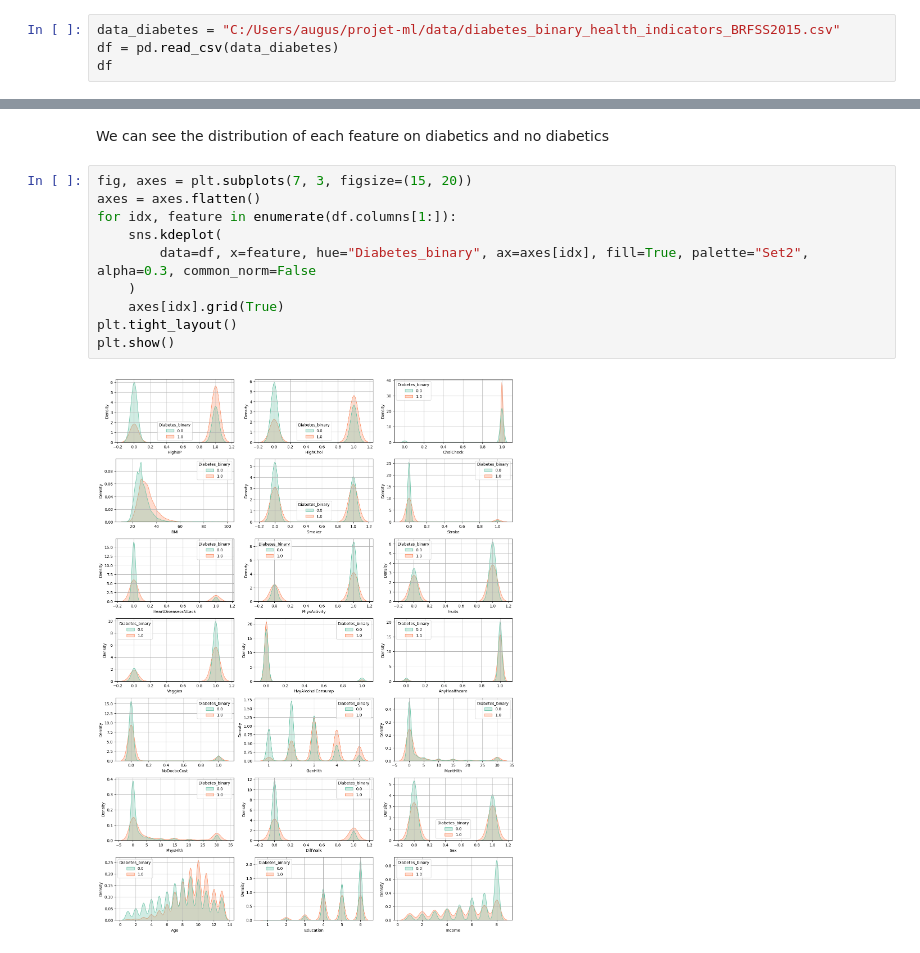
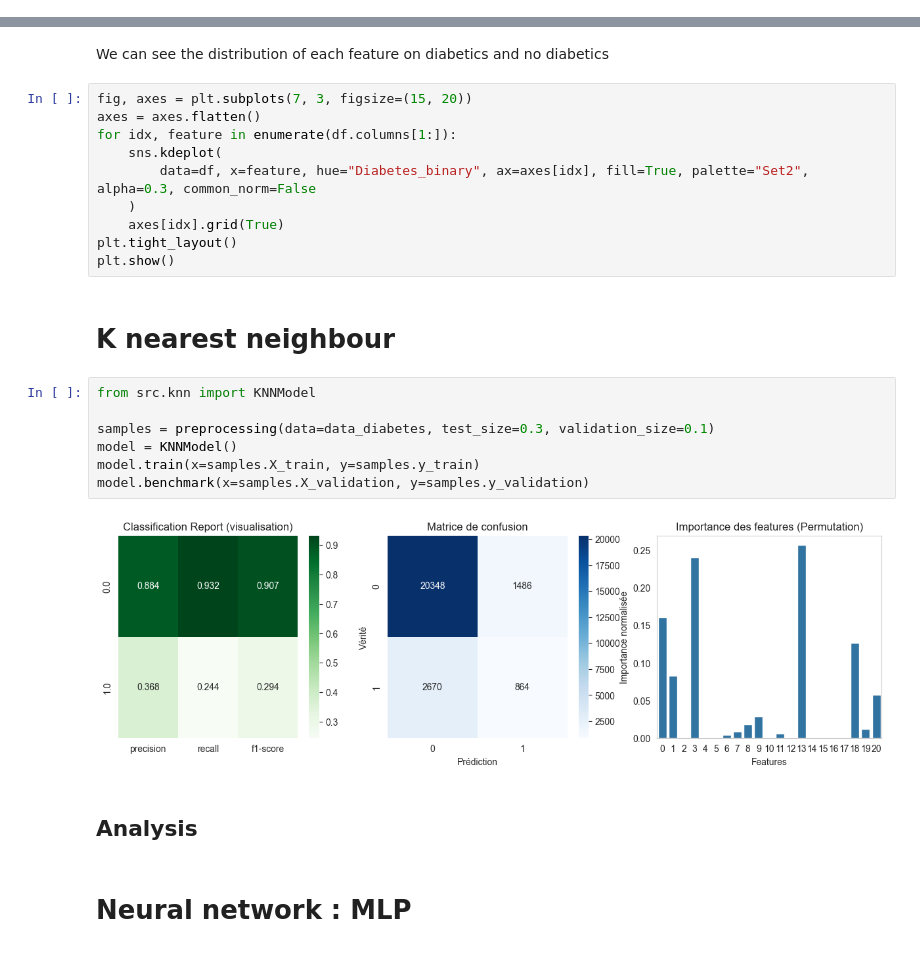
Before and after one commit to RemiBBX/ml-diabetes-spam-prediction, a Jupyter notebook: Diabetes_Visualisation_ML.ipynb, the cells around one changed output, grey strips where cells are left out. Drawn from its saved outputs; the diff is of its cells as text.

```diff
--- a/Diabetes_Visualisation_ML.ipynb
+++ b/Diabetes_Visualisation_ML.ipynb
@@ -12,7 +14,3 @@ First step is to take a look at the data to know what we are dealing with.
 We charge the csv in a panda dataframe and apply multiple methods to visualize the data.
 
 A quick search to the source of the data (https://www.kaggle.com/datasets/alexteboul/diabetes-health-indicators-dataset?select=diabetes_binary_health_indicators_BRFSS2015.csv) gives us the information on the meaning of the data and precisions on the features.
-# %%
-data_diabetes = "C:/Users/augus/projet-ml/data/diabetes_binary_health_indicators_BRFSS2015.csv"
-df = pd.read_csv(data_diabetes)
-df
@@ -142,5 +91,18 @@ for idx, feature in enumerate(df.columns[1:]):
     axes[idx].grid(True)
 plt.tight_layout()
 plt.show()
-# %% [output]
-[figure, removed]
+# %% [markdown]
+# K nearest neighbour
+# %%
+from src.knn import KNNModel
+
+samples = preprocessing(data=data_diabetes, test_size=0.3, validation_size=0.1)
+model = KNNModel()
+model.train(x=samples.X_train, y=samples.y_train)
+model.benchmark(x=samples.X_validation, y=samples.y_validation)
+# %% [output]
+[figure, added]
+# %% [markdown]
+## Analysis
+# %% [markdown]
+# Neural network : MLP
```
Also changed, not shown: parts of 13 cells of this notebook, 2 other files.
